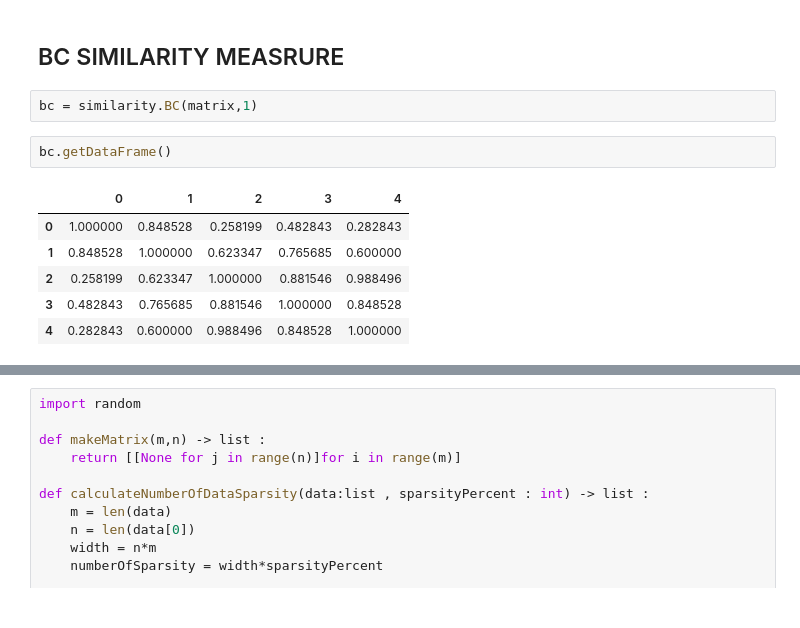
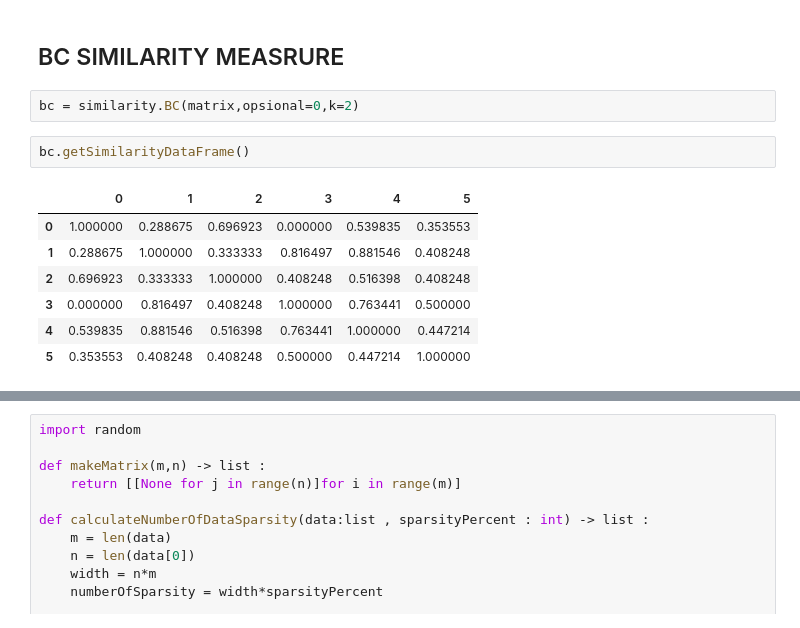
Before and after one commit to DimasDliyaurR/similarity-measure-collaborative-filtering-srp, a Jupyter notebook: main.ipynb, the cells around one changed output, grey strips where cells are left out. Cells and saved outputs as stored; diff of their text form.

```diff
--- a/main.ipynb
+++ b/main.ipynb
@@ -183,13 +189,14 @@ similarity_a_cosine.getDataFrame()
 # %% [markdown]
 ## BC SIMILARITY MEASRURE
 # %%
-bc = similarity.BC(matrix,1)
+bc = similarity.BC(matrix,opsional=0,k=2)
 # %%
-bc.getDataFrame()
+bc.getSimilarityDataFrame()
 # %% [output]
-|  | 0 | 1 | 2 | 3 | 4 |
-| 0 | 1.000000 | 0.848528 | 0.258199 | 0.482843 | 0.282843 |
-| 1 | 0.848528 | 1.000000 | 0.623347 | 0.765685 | 0.600000 |
-| 2 | 0.258199 | 0.623347 | 1.000000 | 0.881546 | 0.988496 |
-| 3 | 0.482843 | 0.765685 | 0.881546 | 1.000000 | 0.848528 |
-| 4 | 0.282843 | 0.600000 | 0.988496 | 0.848528 | 1.000000 |
+|  | 0 | 1 | 2 | 3 | 4 | 5 |
+| 0 | 1.000000 | 0.288675 | 0.696923 | 0.000000 | 0.539835 | 0.353553 |
+| 1 | 0.288675 | 1.000000 | 0.333333 | 0.816497 | 0.881546 | 0.408248 |
+| 2 | 0.696923 | 0.333333 | 1.000000 | 0.408248 | 0.516398 | 0.408248 |
+| 3 | 0.000000 | 0.816497 | 0.408248 | 1.000000 | 0.763441 | 0.500000 |
+| 4 | 0.539835 | 0.881546 | 0.516398 | 0.763441 | 1.000000 | 0.447214 |
+| 5 | 0.353553 | 0.408248 | 0.408248 | 0.500000 | 0.447214 | 1.000000 |
```
Also changed, not shown: parts of 21 cells of this notebook, 4 other files.
